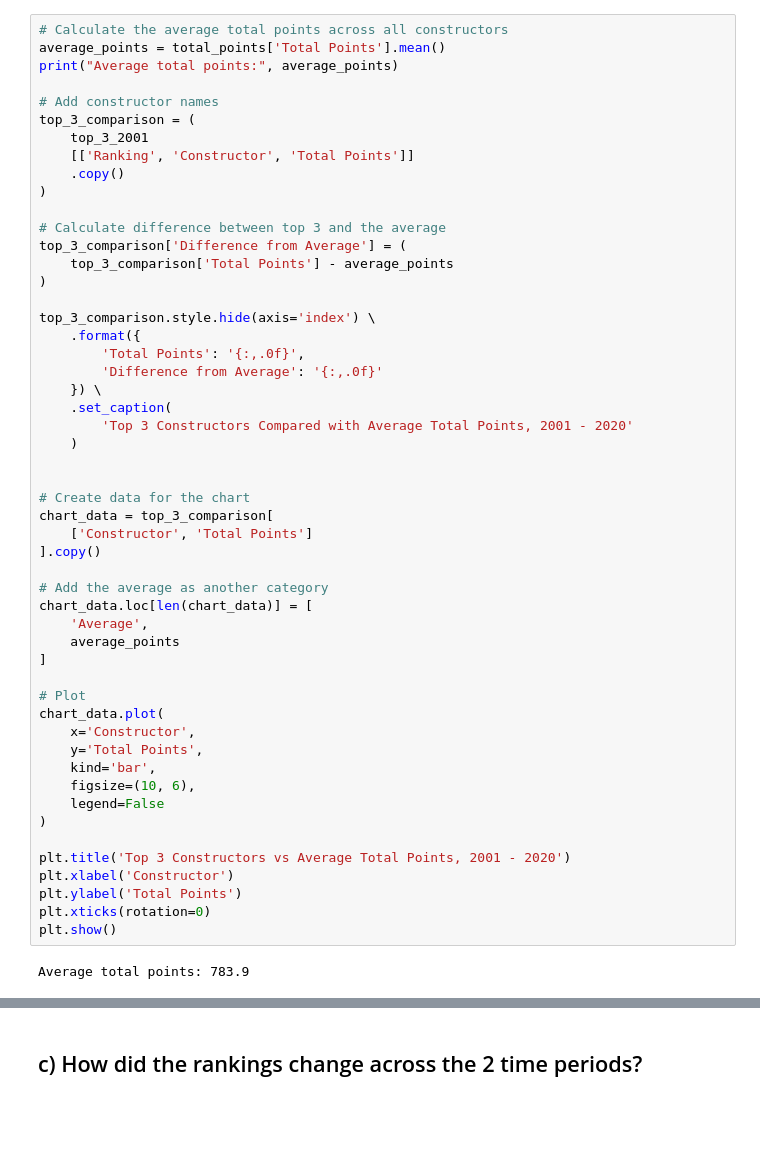
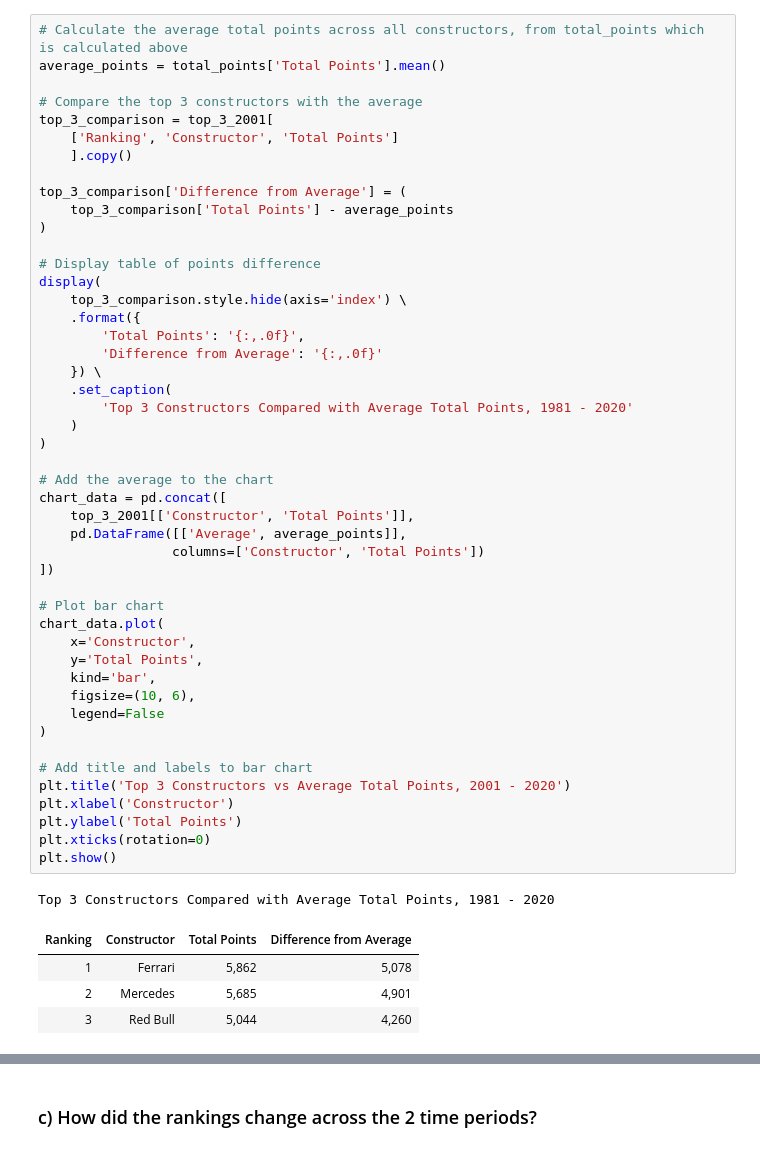
Before and after one commit to joellemil/datasci530fall2026, a Jupyter notebook: Assignment 2/Assignment 2.ipynb, the cells around one changed output, grey strips where cells are left out. Cells and saved outputs as stored; diff of their text form; blank space fills up the shorter version.

```diff
--- a/Assignment 2/Assignment 2.ipynb
+++ b/Assignment 2/Assignment 2.ipynb
@@ -272,57 +323,56 @@ Top 3 Constructors by total points, 2001 - 2020
 # %%
-# Calculate the average total points across all constructors
+# Calculate the average total points across all constructors, from total_points which is calculated above
 average_points = total_points['Total Points'].mean()
-print("Average total points:", average_points)
 
-# Add constructor names
-top_3_comparison = (
-    top_3_2001
-    [['Ranking', 'Constructor', 'Total Points']]
-    .copy()
-)
+# Compare the top 3 constructors with the average
+top_3_comparison = top_3_2001[
+    ['Ranking', 'Constructor', 'Total Points']
+    ].copy()
 
-# Calculate difference between top 3 and the average
 top_3_comparison['Difference from Average'] = (
     top_3_comparison['Total Points'] - average_points
 )
 
-top_3_comparison.style.hide(axis='index') \
+# Display table of points difference
+display(
+    top_3_comparison.style.hide(axis='index') \
     .format({
         'Total Points': '{:,.0f}',
         'Difference from Average': '{:,.0f}'
     }) \
     .set_caption(
-        'Top 3 Constructors Compared with Average Total Points, 2001 - 2020'
+        'Top 3 Constructors Compared with Average Total Points, 1981 - 2020'
     )
+)
 
+# Add the average to the chart
+chart_data = pd.concat([
+    top_3_2001[['Constructor', 'Total Points']],
+    pd.DataFrame([['Average', average_points]],
+                 columns=['Constructor', 'Total Points'])
+])
 
-# Create data for the chart
-chart_data = top_3_comparison[
-    ['Constructor', 'Total Points']
-].copy()
-
-# Add the average as another category
-chart_data.loc[len(chart_data)] = [
-    'Average',
-    average_points
-]
-
-# Plot
+# Plot bar chart
 chart_data.plot(
     x='Constructor',
     y='Total Points',
     kind='bar',
     figsize=(10, 6),
     legend=False
 )
 
+# Add title and labels to bar chart
 plt.title('Top 3 Constructors vs Average Total Points, 2001 - 2020')
 plt.xlabel('Constructor')
 plt.ylabel('Total Points')
 plt.xticks(rotation=0)
 plt.show()
 # %% [output]
-Average total points: 783.9
+Top 3 Constructors Compared with Average Total Points, 1981 - 2020
+| Ranking | Constructor | Total Points | Difference from Average |
+| 1 | Ferrari | 5,862 | 5,078 |
+| 2 | Mercedes | 5,685 | 4,901 |
+| 3 | Red Bull | 5,044 | 4,260 |
 [figure]
 # %% [markdown]
-## c) How did the rankings change across the 2 time periods?
+### c) How did the rankings change across the 2 time periods?
```
Also changed, not shown: parts of 38 cells of this notebook, 14 other files.
